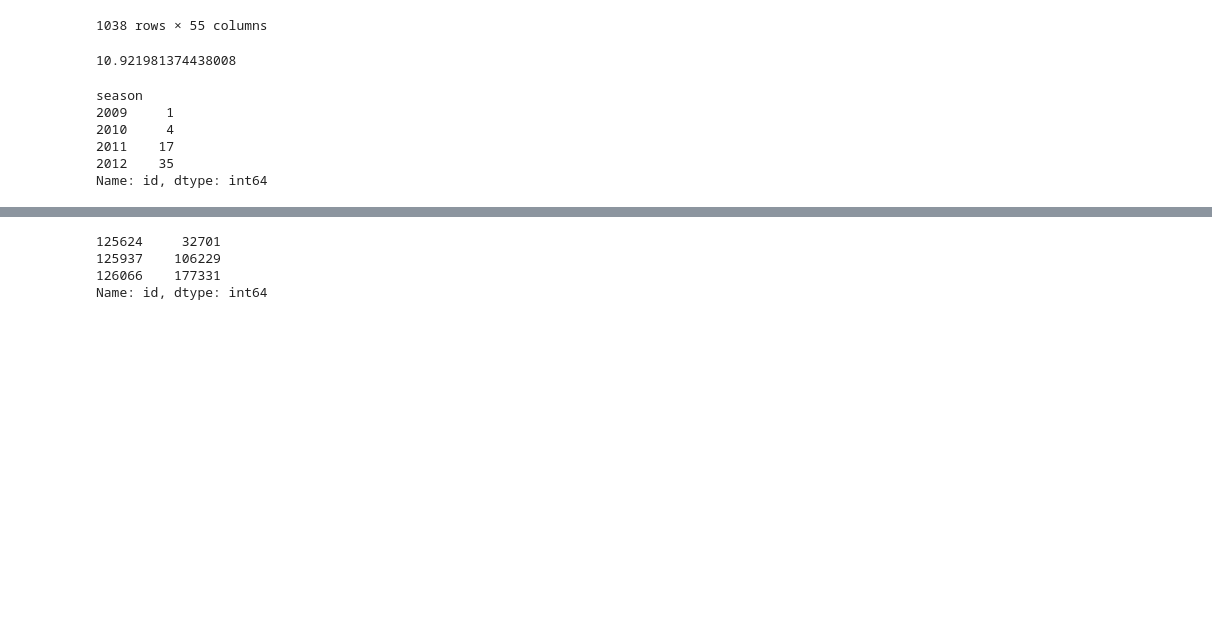
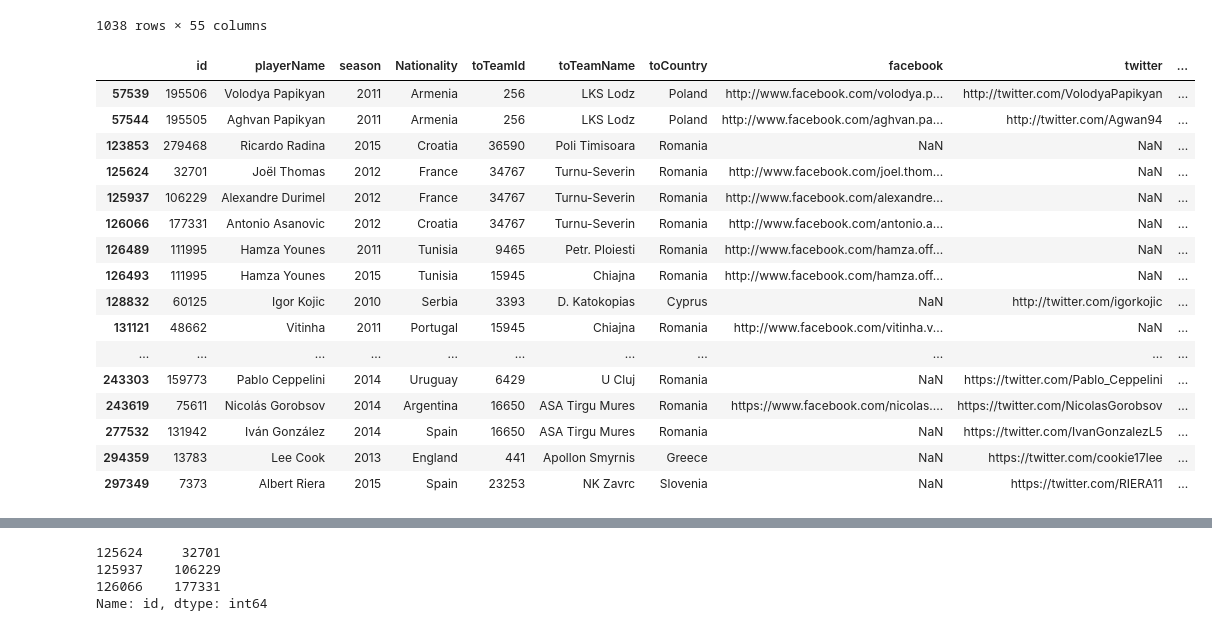
Before and after one commit to kebuhcah/soccer-history, a Jupyter notebook: notebooks/stability_performance.ipynb, the cells around one changed output, grey strips where cells are left out. Cells and saved outputs as stored; diff of their text form; code cells hidden in the pictures; blank space fills up the shorter version.

```diff
--- a/notebooks/stability_performance.ipynb
+++ b/notebooks/stability_performance.ipynb
@@ -47,16 +101,32 @@ stabilityVsPerf
 | 1036 | ZYP1 | 30606 | 5.000000 | 16 | 26 | 1 | -13 | 12.000000 | Othellos Athienou | ... |
 | 1037 | ZYP1 | 6043 | 9.000000 | 11 | 45 | 1 | -29 | 20.000000 | Anagennisi Dery | ... |
 1038 rows × 55 columns
-# %%
-stabilityVsPerf['transfers in'].mean()
-# %% [output]
-10.921981374438008
-# %%
-nonloans[(nonloans.toTeamId==34767)].groupby('season')['id'].count()
-# %% [output]
-season
-2009     1
-2010     4
-2011    17
-2012    35
-Name: id, dtype: int64
+# %%
+t=nonloans[(nonloans.Nationality!=nonloans.toCountry)&(~nonloans.toCountry.isin(['Italy','Turkey','Germany','United States']))&(nonloans.toTeamId.isin(stabilityVsPerf[stabilityVsPerf['transfers in']>20]['clubId']))&((nonloans.facebook.notnull())|(nonloans.twitter.notnull())|(nonloans.instagram.notnull()))]
+t=t.merge(nonloans.groupby(['season','toTeamId'])[['id']].count(),how='left',right_index=True,left_on=['season','toTeamId'],suffixes=('','_y')).rename(columns={'id_y':'transfers'})
+
+players2contact=t[t['transfers']>20][['id','playerName','season','Nationality','toTeamId','toTeamName','toCountry','facebook','twitter','instagram','transfers']]
+
+ew = pd.ExcelWriter('../data/analysis/players2contact.xls', encoding='utf-8')
+players2contact.to_excel(ew, merge_cells=False)
+ew.save()
+
+players2contact
+# %% [output]
+|  | id | playerName | season | Nationality | toTeamId | toTeamName | toCountry | facebook | twitter | ... |
+| 57539 | 195506 | Volodya Papikyan | 2011 | Armenia | 256 | LKS Lodz | Poland | http://www.facebook.com/volodya.p... | http://twitter.com/VolodyaPapikyan | ... |
+| 57544 | 195505 | Aghvan Papikyan | 2011 | Armenia | 256 | LKS Lodz | Poland | http://www.facebook.com/aghvan.pa... | http://twitter.com/Agwan94 | ... |
+| 123853 | 279468 | Ricardo Radina | 2015 | Croatia | 36590 | Poli Timisoara | Romania | NaN | NaN | ... |
+| 125624 | 32701 | Joël Thomas | 2012 | France | 34767 | Turnu-Severin | Romania | http://www.facebook.com/joel.thom... | NaN | ... |
+| 125937 | 106229 | Alexandre Durimel | 2012 | France | 34767 | Turnu-Severin | Romania | http://www.facebook.com/alexandre... | NaN | ... |
+| 126066 | 177331 | Antonio Asanovic | 2012 | Croatia | 34767 | Turnu-Severin | Romania | http://www.facebook.com/antonio.a... | NaN | ... |
+| 126489 | 111995 | Hamza Younes | 2011 | Tunisia | 9465 | Petr. Ploiesti | Romania | http://www.facebook.com/hamza.off... | NaN | ... |
+| 126493 | 111995 | Hamza Younes | 2015 | Tunisia | 15945 | Chiajna | Romania | http://www.facebook.com/hamza.off... | NaN | ... |
+| 128832 | 60125 | Igor Kojic | 2010 | Serbia | 3393 | D. Katokopias | Cyprus | NaN | http://twitter.com/igorkojic | ... |
+| 131121 | 48662 | Vitinha | 2011 | Portugal | 15945 | Chiajna | Romania | http://www.facebook.com/vitinha.v... | NaN | ... |
+| ... | ... | ... | ... | ... | ... | ... | ... | ... | ... | ... |
+| 243303 | 159773 | Pablo Ceppelini | 2014 | Uruguay | 6429 | U Cluj | Romania | NaN | https://twitter.com/Pablo_Ceppelini | ... |
+| 243619 | 75611 | Nicolás Gorobsov | 2014 | Argentina | 16650 | ASA Tirgu Mures | Romania | https://www.facebook.com/nicolas.... | https://twitter.com/NicolasGorobsov | ... |
+| 277532 | 131942 | Iván González | 2014 | Spain | 16650 | ASA Tirgu Mures | Romania | NaN | https://twitter.com/IvanGonzalezL5 | ... |
+| 294359 | 13783 | Lee Cook | 2013 | England | 441 | Apollon Smyrnis | Greece | NaN | https://twitter.com/cookie17lee | ... |
+| 297349 | 7373 | Albert Riera | 2015 | Spain | 23253 | NK Zavrc | Slovenia | NaN | https://twitter.com/RIERA11 | ... |
```
Also changed, not shown: parts of 3 cells of this notebook.
